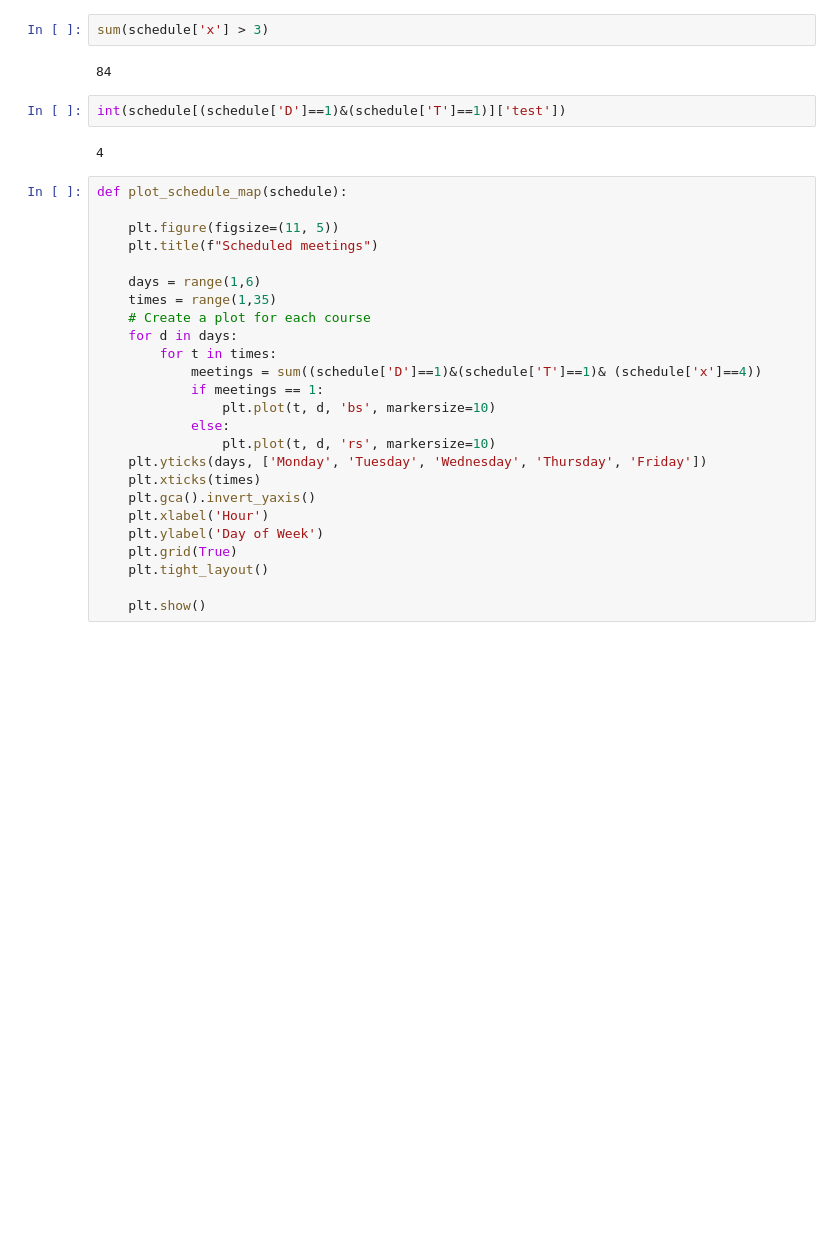
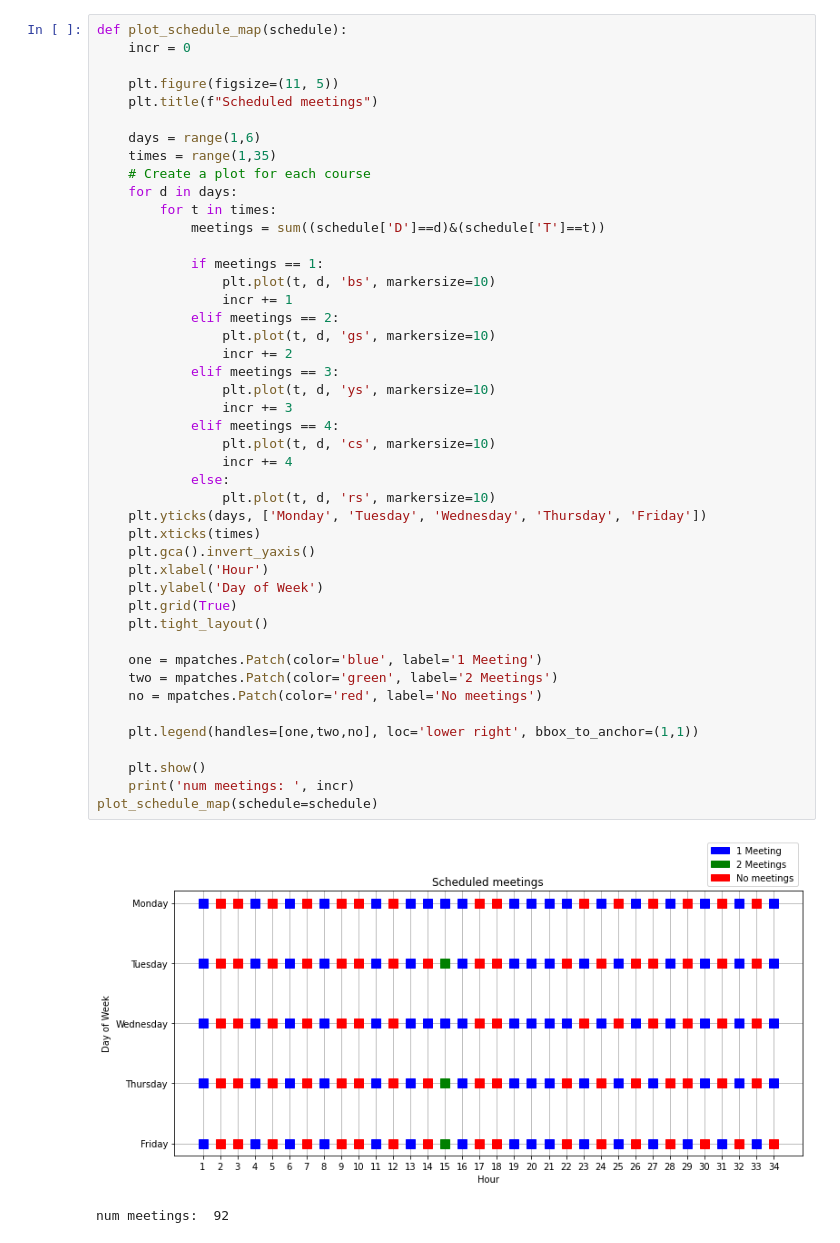
Before and after one commit to kevin51jiang/msci-435-project, a Jupyter notebook: solution_analysis.ipynb, the cells around one changed output. Saved outputs shown, nothing was run; the diff lists cells and outputs as text; blank space fills up the shorter version.

```diff
--- a/solution_analysis.ipynb
+++ b/solution_analysis.ipynb
@@ -10,36 +12,51 @@ schedule['x'] = schedule['a*'].apply(lambda x: sum(x))
-# %%
-sum(schedule['x'] > 3)
-# %% [output]
-84
-# %%
-int(schedule[(schedule['D']==1)&(schedule['T']==1)]['test'])
-# %% [output]
-4
 # %%
 def plot_schedule_map(schedule):
+    incr = 0
 
     plt.figure(figsize=(11, 5))
     plt.title(f"Scheduled meetings")
 
     days = range(1,6)
     times = range(1,35)
     # Create a plot for each course
     for d in days:
         for t in times:
-            meetings = sum((schedule['D']==1)&(schedule['T']==1)& (schedule['x']==4))
+            meetings = sum((schedule['D']==d)&(schedule['T']==t))
+
             if meetings == 1:
                 plt.plot(t, d, 'bs', markersize=10)
+                incr += 1
+            elif meetings == 2:
+                plt.plot(t, d, 'gs', markersize=10)
+                incr += 2
+            elif meetings == 3:
+                plt.plot(t, d, 'ys', markersize=10)
+                incr += 3
+            elif meetings == 4:
+                plt.plot(t, d, 'cs', markersize=10)
+                incr += 4
             else:
                 plt.plot(t, d, 'rs', markersize=10)
     plt.yticks(days, ['Monday', 'Tuesday', 'Wednesday', 'Thursday', 'Friday'])
     plt.xticks(times)
     plt.gca().invert_yaxis()
     plt.xlabel('Hour')
     plt.ylabel('Day of Week')
     plt.grid(True)
     plt.tight_layout()
 
+    one = mpatches.Patch(color='blue', label='1 Meeting')
+    two = mpatches.Patch(color='green', label='2 Meetings')
+    no = mpatches.Patch(color='red', label='No meetings')
+
+    plt.legend(handles=[one,two,no], loc='lower right', bbox_to_anchor=(1,1))
+
     plt.show()
+    print('num meetings: ', incr)
+plot_schedule_map(schedule=schedule)
+# %% [output]
+[figure, added]
+num meetings:  92
 # %%
 plot_schedule_map(schedule=schedule)
 # %% [output]
```
Also changed, not shown: parts of 3 cells of this notebook, 4 other files.
